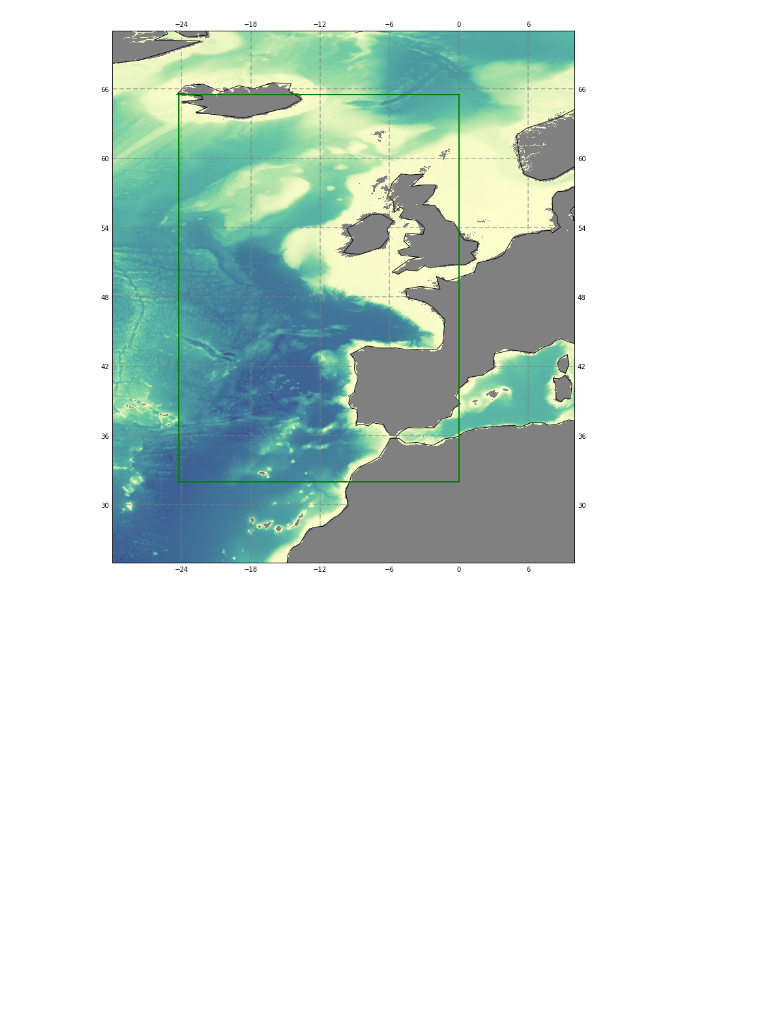
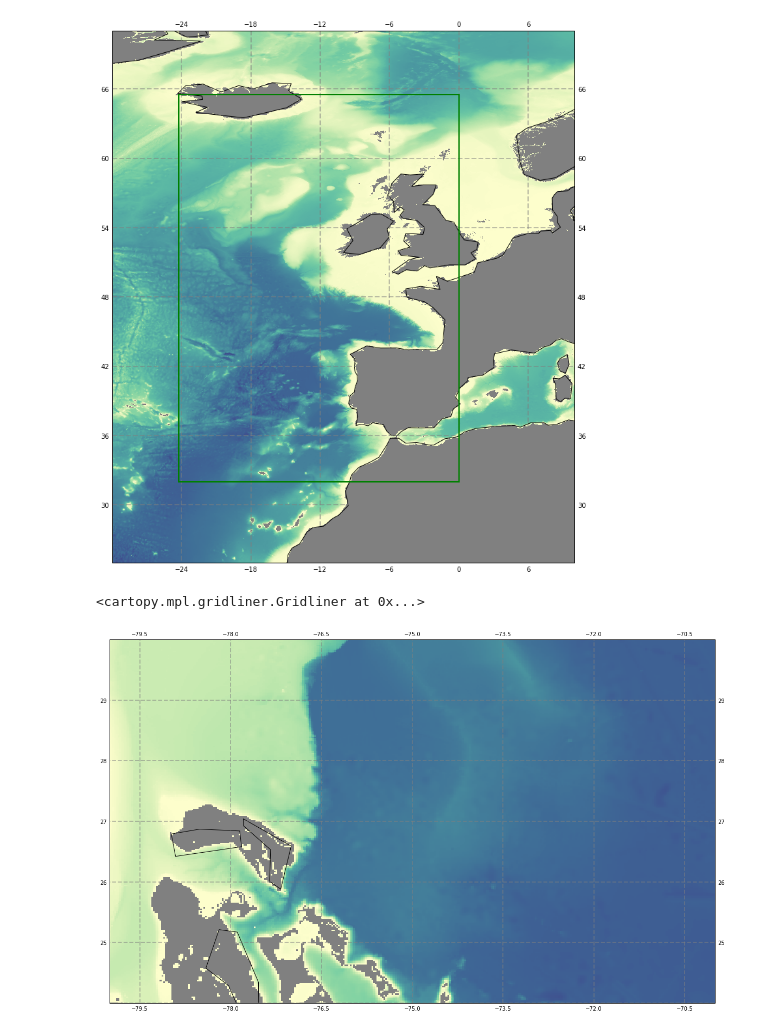
Before and after one commit to auraoupa/CMEMS-simus-regionales, a Jupyter notebook: prep/2019-06-21-AA-plots-bathy36.ipynb, the cells around one changed output. Drawn from its saved outputs; the diff is of its cells as text; code cells hidden in the pictures; blank space fills up the shorter version.

```diff
--- a/prep/2019-06-21-AA-plots-bathy36.ipynb
+++ b/prep/2019-06-21-AA-plots-bathy36.ipynb
@@ -189,3 +190,22 @@ plt.plot([zlon2, zlon2], [zlat1, zlat2],
 plt.savefig('zooms_EU.png')
 # %% [output]
 [figure]
+# %%
+import cartopy.crs as ccrs
+import matplotlib.pyplot as plt
+import cartopy.feature as cfeature
+
+fig = plt.figure(figsize=(20,15))
+
+ax1 = fig.add_subplot(111,projection=ccrs.PlateCarree(central_longitude=-30))
+ax1.set_extent([-80, -70, 24, 30])
+cmap=cmocean.cm.deep
+cmap.set_under(color='grey')
+pcolor=ax1.pcolormesh(navlon36,navlat36,np.nan_to_num(bathy36),transform=ccrs.PlateCarree(),cmap=cmap,vmin=15,vmax=8000)
+ax1.add_feature(cfeature.LAND,facecolor='grey')
+ax1.coastlines()
+ax1.gridlines(crs=ccrs.PlateCarree(), draw_labels=True,
+                  linewidth=2, color='gray', alpha=0.5, linestyle='--')
+# %% [output]
+<cartopy.mpl.gridliner.Gridliner at 0x...>
+[figure, added]
```
Also changed, not shown: parts of 1 cell of this notebook, 1 other file.
